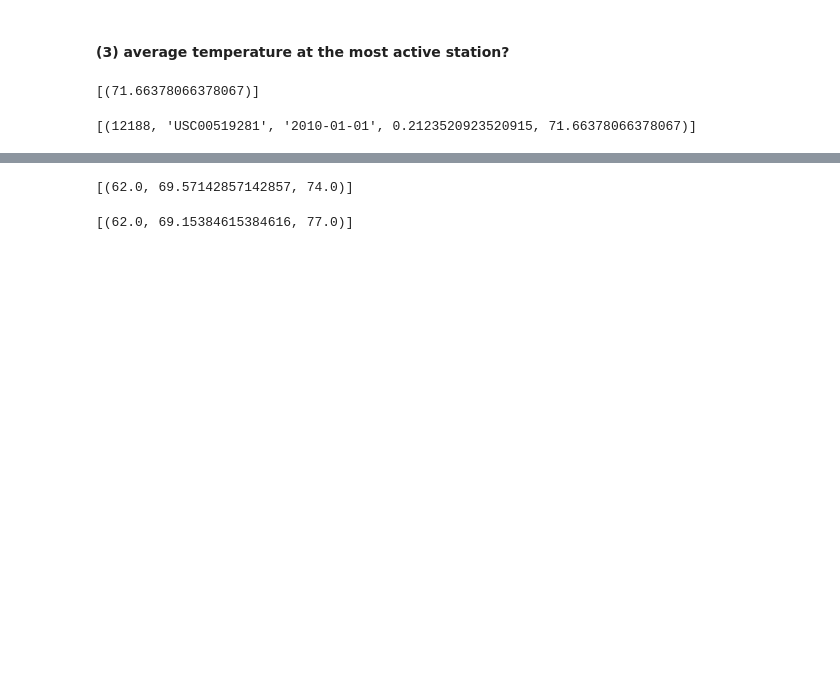
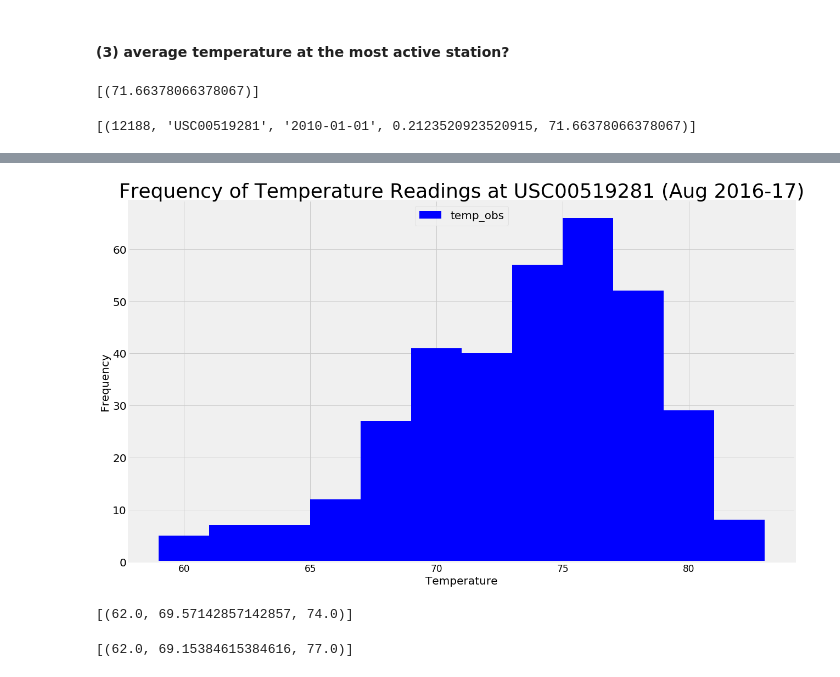
Before and after one commit to srmonteiro/DS_Bootcamp_HW, a Jupyter notebook: Monteiro_wk11_ADSR_Climate_Surf/Monteiro_wk11_ADSR_SurfWeather.ipynb, the cells around one changed output, grey strips where cells are left out. Drawn from its saved outputs; the diff is of its cells as text; code cells hidden in the pictures; blank space fills up the shorter version.

Commit message:
Temp Histogram Complete

```diff
--- a/Monteiro_wk11_ADSR_Climate_Surf/Monteiro_wk11_ADSR_SurfWeather.ipynb
+++ b/Monteiro_wk11_ADSR_Climate_Surf/Monteiro_wk11_ADSR_SurfWeather.ipynb
@@ -354,10 +355,17 @@ display(avg_temp_record)
 # Choose the station with the highest number of temperature observations.
 # Query the last 12 months of temperature observation data for this station and plot the results as a histogram
 # %%
-active_station_last_year = session.query(Measurement.tobs)\
+print('SQLAlchemy says:')
+active_station_last_year = session.query(Measurement.date, Measurement.tobs)\
                                         .filter(Measurement.date >= year_ago)\
                                         .filter(Measurement.station == 'USC00519281')\
                                         .filter(Measurement.tobs.isnot(None))\
                                         .order_by(Measurement.date).all()
 display(active_station_last_year[0:10])
+
+print('Pandas says:')
+asly_temp_obs = pd.DataFrame(np.array(active_station_last_year), columns=(["date","temp_obs"]))
+
+asly_temp_obs.temp_obs = asly_temp_obs.temp_obs.astype(float)
+asly_temp_obs.head(10)
 # %% [output]
@@ -374,3 +395,18 @@ display(active_station_last_year[0:10])
+# %%
+asly_temp_obs.plot.hist(by=None, bins=12, figsize=(15, 13), color="blue", fontsize=17)
+
+plt.title('Frequency of Temperature Readings at USC00519281 (Aug 2016-17)', fontsize=36)
+plt.xlabel('Temperature', fontsize=20)
+plt.yticks(fontsize=20)
+plt.ylabel('Frequency', fontsize=20)
+plt.legend(loc=9, prop={'size': 20})
+fig = plt.gcf()
+fig.set_size_inches(18.5, 10.5)
+
+plt.tight_layout()
+plt.savefig("temp_obs_histogram.png")
+# %% [output]
+[figure, added]
 # %%
 # This function called `calc_temps` will accept start date and end date in the format '%Y-%m-%d'
 # and return the minimum, average, and maximum temperatures for that range of dates
```
Also changed, not shown: parts of 2 cells of this notebook, 1 other file.
